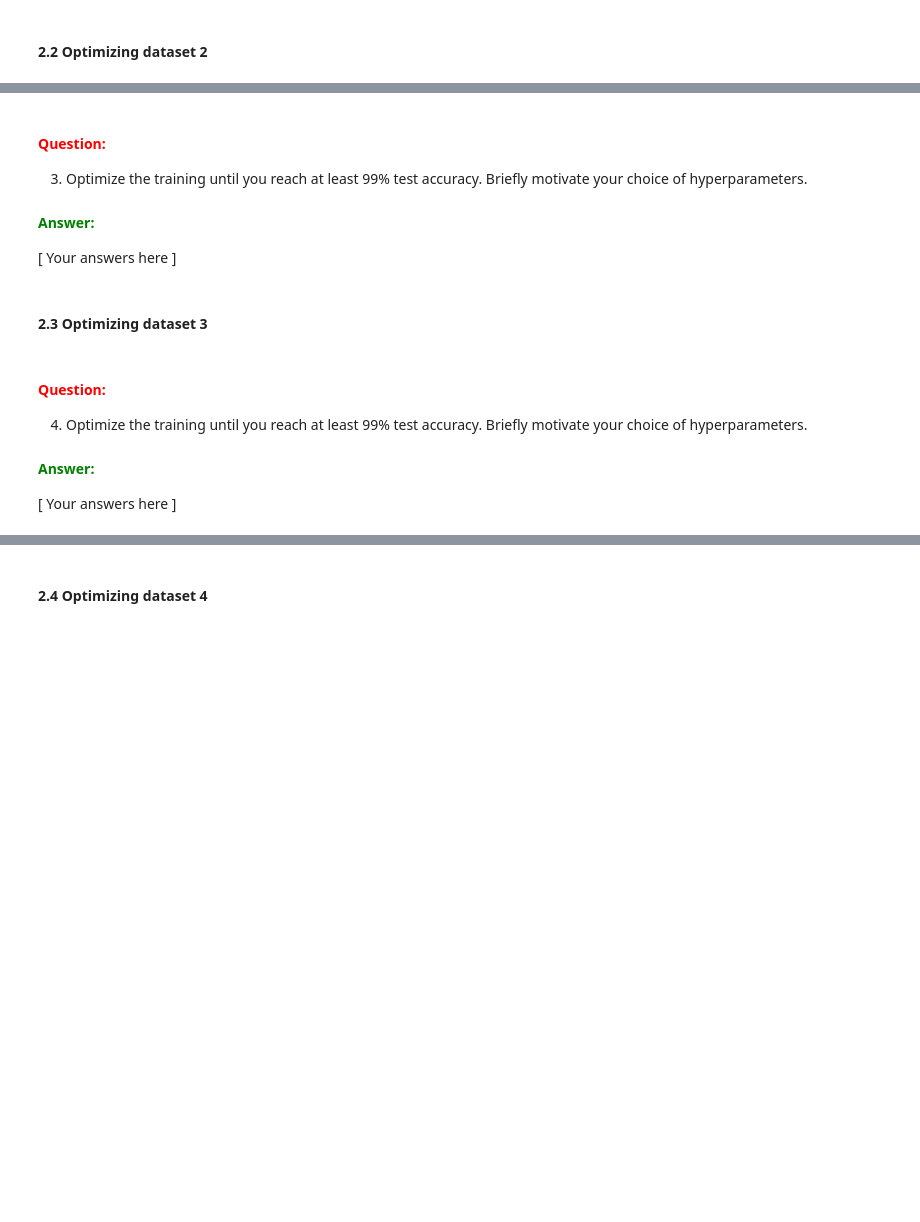
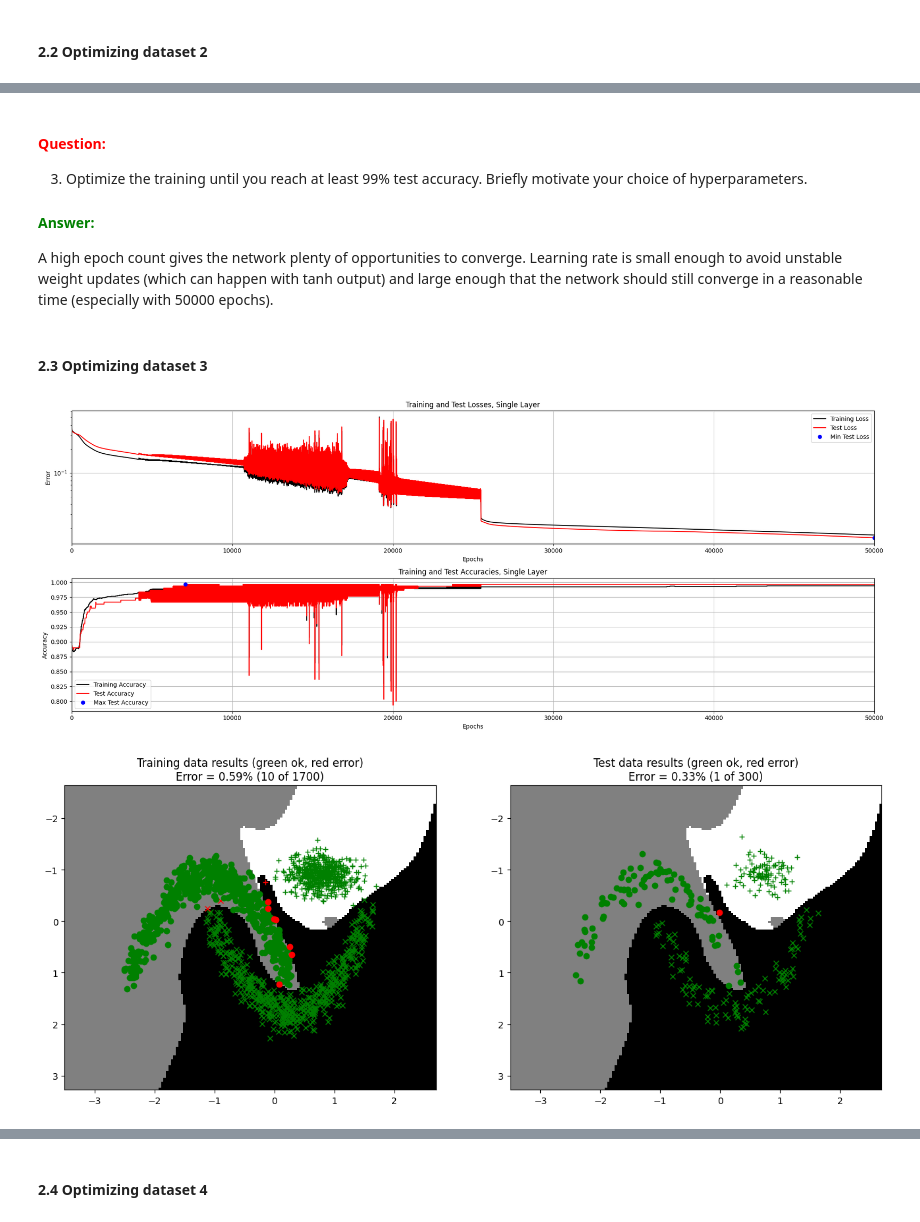
Before and after one commit to path2morepro/DeepLearning, a Jupyter notebook: 1_Back_propagation/MultiLayer.ipynb, the cells around one changed output, grey strips where cells are left out. Cells and saved outputs as stored; diff of their text form; code cells hidden in the pictures; blank space fills up the shorter version.

```diff
--- a/1_Back_propagation/MultiLayer.ipynb
+++ b/1_Back_propagation/MultiLayer.ipynb
@@ -405,31 +416,31 @@ trainMultiLayerOnDataset(2, 0.15, W1_0, B1_0, W2_0, B2_0, params)
 
 #### **<span style="color:green">Answer:</span>**
 
-\[ Your answers here \]
+A high epoch count gives the network plenty of opportunities to converge. Learning rate is small enough to avoid unstable weight updates (which can happen with tanh output) and large enough that the network should still converge in a reasonable time (especially with 50000 epochs).
 # %% [markdown]
 #### **2.3 Optimizing dataset 3**
 # %%
 # --------------------------------------------
 # === Your code here =========================
 # --------------------------------------------
-nInputs  = ???
-nClasses = ???
-nHidden  = ???
+nInputs  = 2
+nClasses = 3
+nHidden  = 20
 
-W1_0 = ???
-B1_0 = ???
-W2_0 = ???
-B2_0 = ???
+# Xavier initialization for layer 1
+limit1 = np.sqrt(6.0 / (nInputs + nHidden))
+W1_0 = np.random.uniform(-limit1, limit1, size=(nInputs, nHidden))
+B1_0 = np.zeros(nHidden)
 
-params = {"epochs": ???, "learningRate": ???, "normalize": False, "useTanhOutput": False}
+# Xavier initialization for layer 2
+limit2 = np.sqrt(6.0 / (nHidden + nClasses))
+W2_0 = np.random.uniform(-limit2, limit2, size=(nHidden, nClasses))
+B2_0 = np.zeros(nClasses)
+
+params = {"epochs": 50000, "learningRate": 0.0001, "normalize": True, "useTanhOutput": True}
 # ============================================
 
 trainMultiLayerOnDataset(3, 0.15, W1_0, B1_0, W2_0, B2_0, params)
+# %% [output]
+[figure, added]
+[figure, added]
-# %% [markdown]
-#### **<span style="color:red">Question:</span>**
-
-4. Optimize the training until you reach at least 99% test accuracy. Briefly motivate your choice of hyperparameters.
-
-#### **<span style="color:green">Answer:</span>**
-
-\[ Your answers here \]
```
Also changed, not shown: parts of 11 cells of this notebook, 1 other file.
